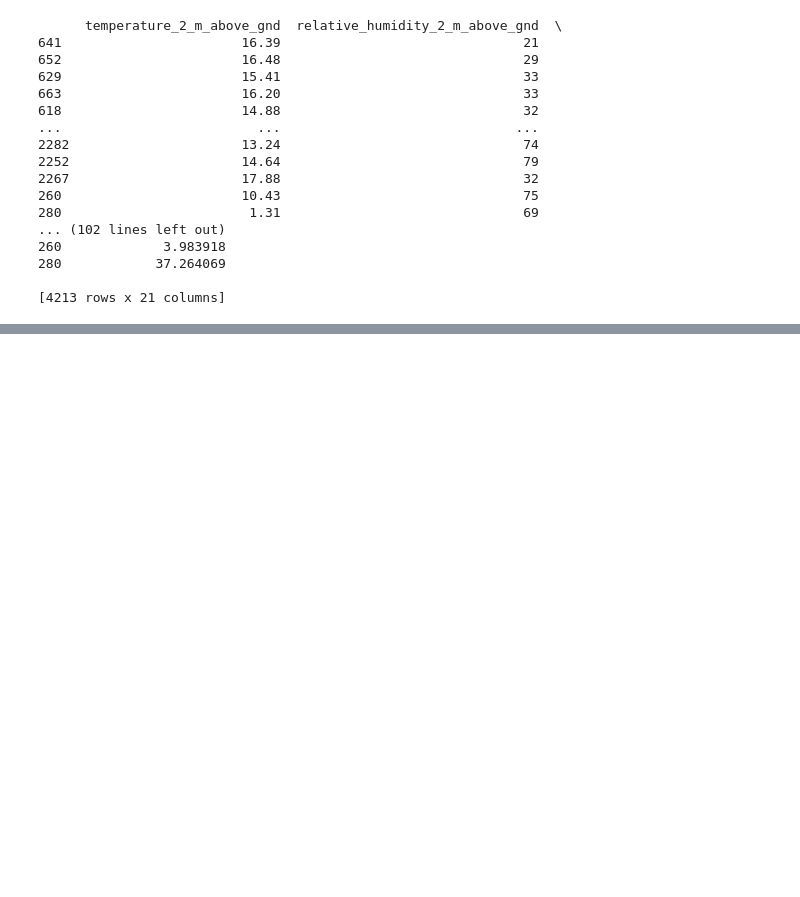
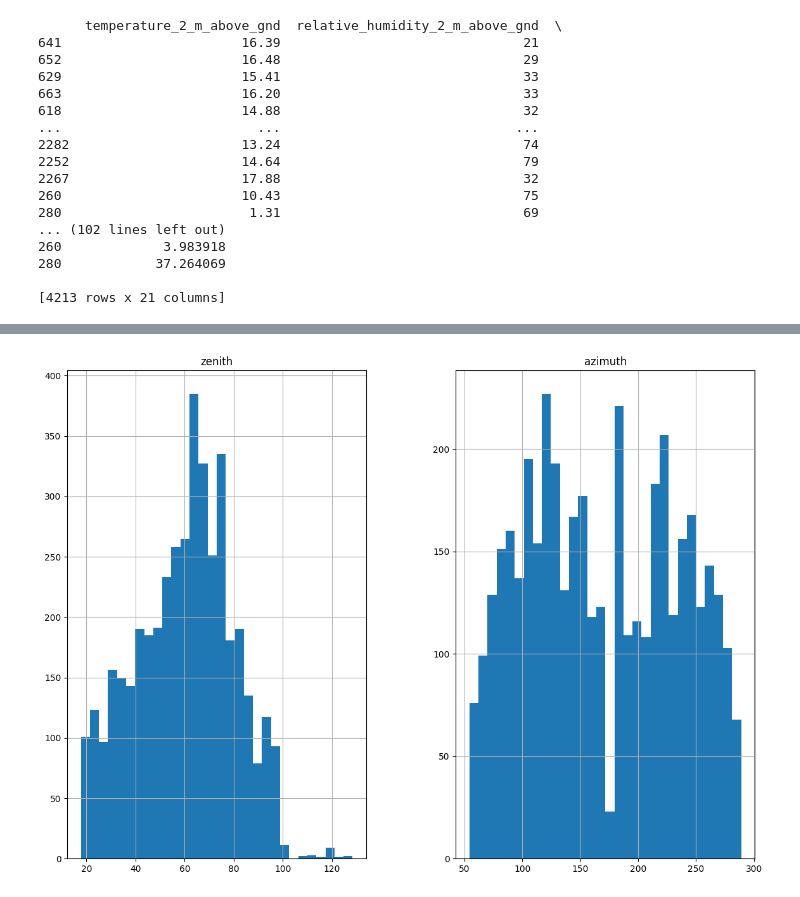
Before and after one commit to Ravirajbhakare73/solarpowergeneration, a Jupyter notebook: solarpowerprediction.ipynb, the cells around one changed output, grey strips where cells are left out. Saved outputs shown, nothing was run; the diff lists cells and outputs as text; code cells hidden in the pictures; blank space fills up the shorter version.

```diff
--- a/solarpowerprediction.ipynb
+++ b/solarpowerprediction.ipynb
@@ -153,0 +203,5 @@ print(dataframe)
+# %%
+dataframe[dataframe.columns[18:20]].hist(bins=30,figsize=(14,10))
+plt.show()
+# %% [output]
+[figure, added]
```
Also changed, not shown: parts of 9 cells of this notebook.
